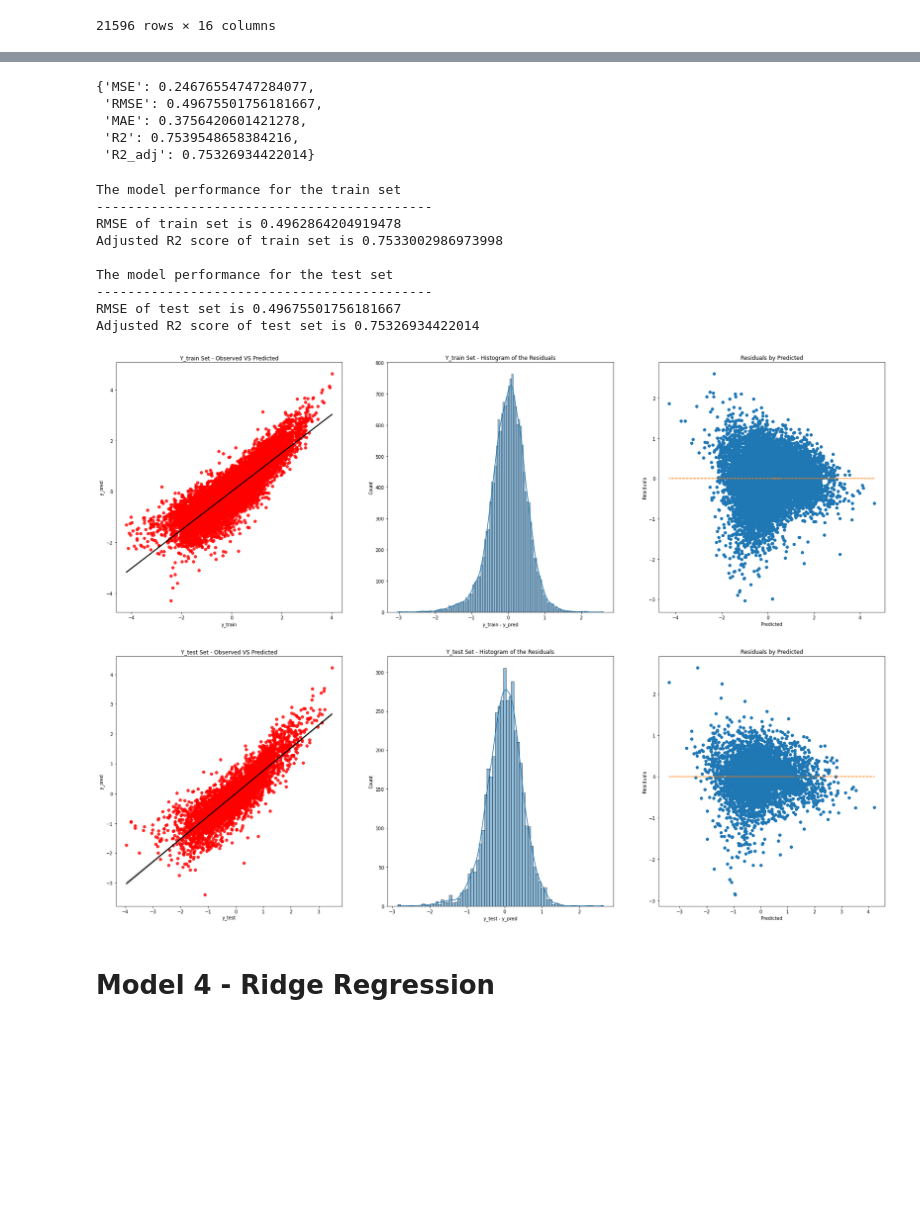
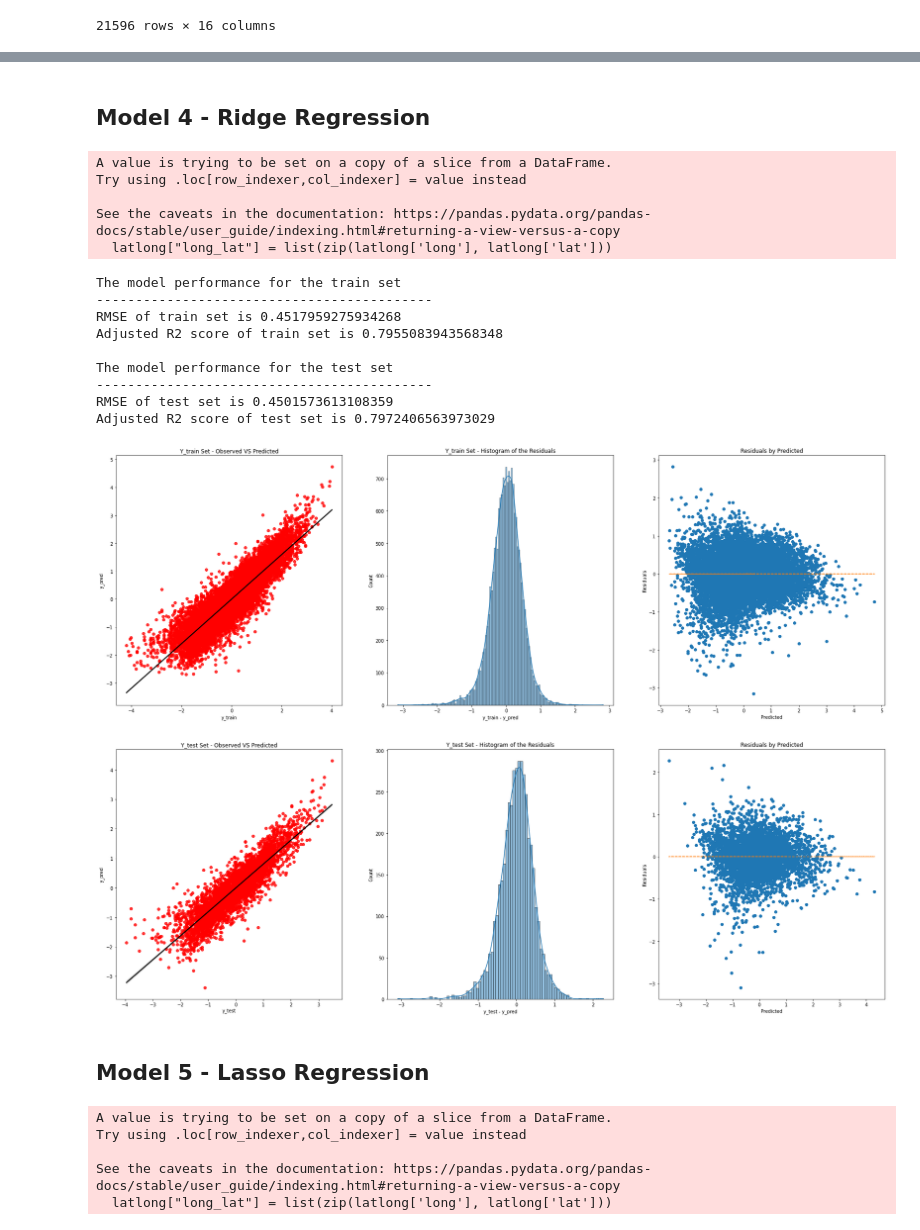
Before and after one commit to rikesahn/Mid_Term_Project, a Jupyter notebook: House_Prices_Case_Study.ipynb, the cells around one changed output, grey strips where cells are left out. Saved outputs shown, nothing was run; the diff lists cells and outputs as text; code cells hidden in the pictures; blank space fills up the shorter version.

```diff
--- a/House_Prices_Case_Study.ipynb
+++ b/House_Prices_Case_Study.ipynb
@@ -932,8 +1034,2 @@ reg_output = my_linear_regression(X_train, y_train, X_test, y_test)
-# %%
-reg_output["Metrics"]
-# %% [output]
-{'MSE': 0.24676554747284077,
- 'RMSE': 0.49675501756181667,
- 'MAE': 0.3756420601421278,
- 'R2': 0.7539548658384216,
- 'R2_adj': 0.75326934422014}
+# %% [markdown]
+## Model 4 - Ridge Regression
@@ -940,16 +1053,43 @@ reg_output["Metrics"]
+# %%
+# Normalization
+
+hp_df["price"] = var_normalization(hp_df["price"])[1]
+hp_df["sqft_living"] = var_normalization(hp_df["sqft_living"])[1]
+hp_df["sqft_living15"] = var_normalization(hp_df["sqft_living15"])[1]
+# %%
+# Location to Distance_to Transformation
+
+latlong = hp_df[['long', 'lat']]
+latlong["long_lat"] = list(zip(latlong['long'], latlong['lat']))
+hp_df.insert(hp_df.shape[1]-1, 'dist_to_seattle', latlong['long_lat'].apply(haversine))
+hp_df.insert(hp_df.shape[1]-1, 'dist_to_bellevue', latlong['long_lat'].apply(haversine, other=[-122.188985, 47.616492]))
+# %% [output]
+A value is trying to be set on a copy of a slice from a DataFrame.
+Try using .loc[row_indexer,col_indexer] = value instead
+
+See the caveats in the documentation: https://pandas.pydata.org/pandas-docs/stable/user_guide/indexing.html#returning-a-view-versus-a-copy
+  latlong["long_lat"] = list(zip(latlong['long'], latlong['lat']))
+# %%
+split_scaling_encoding_output = my_transformations(hp_df, test_size=0.2, scaler="standard")
+# %%
+X_train = pd.concat([split_scaling_encoding_output["train"][0], split_scaling_encoding_output["train"][1].reset_index(drop=True)], axis=1)
+y_train = split_scaling_encoding_output["train"][2]
+
+X_test = pd.concat([split_scaling_encoding_output["test"][0], split_scaling_encoding_output["test"][1].reset_index(drop=True)], axis=1)
+y_test = split_scaling_encoding_output["test"][2]
 # %%
-reg_output = my_linear_regression_v2(X_train, y_train, X_test, y_test)
+reg_m4_output = my_flex_regression(X_train, y_train, X_test, y_test, model = Ridge(), alpha = 1)
 # %% [output]
 The model performance for the train set
 -------------------------------------------
-RMSE of train set is 0.4962864204919478
-Adjusted R2 score of train set is 0.7533002986973998
+RMSE of train set is 0.4517959275934268
+Adjusted R2 score of train set is 0.7955083943568348
 
 The model performance for the test set
 -------------------------------------------
-RMSE of test set is 0.49675501756181667
-Adjusted R2 score of test set is 0.75326934422014
+RMSE of test set is 0.4501573613108359
+Adjusted R2 score of test set is 0.7972406563973029
-[figure, old version]
+[figure, new version]
-[figure, old version]
+[figure, new version]
 # %% [markdown]
-# Model 4 - Ridge Regression
+## Model 5 - Lasso Regression
@@ -955,0 +1119,13 @@ Adjusted R2 score of test set is 0.75326934422014
+# %%
+# Location to Distance_to Transformation
+
+latlong = hp_df[['long', 'lat']]
+latlong["long_lat"] = list(zip(latlong['long'], latlong['lat']))
+hp_df.insert(hp_df.shape[1]-1, 'dist_to_seattle', latlong['long_lat'].apply(haversine))
+hp_df.insert(hp_df.shape[1]-1, 'dist_to_bellevue', latlong['long_lat'].apply(haversine, other=[-122.188985, 47.616492]))
+# %% [output]
+A value is trying to be set on a copy of a slice from a DataFrame.
+Try using .loc[row_indexer,col_indexer] = value instead
+
+See the caveats in the documentation: https://pandas.pydata.org/pandas-docs/stable/user_guide/indexing.html#returning-a-view-versus-a-copy
+  latlong["long_lat"] = list(zip(latlong['long'], latlong['lat']))
```
Also changed, not shown: parts of 71 cells of this notebook.
